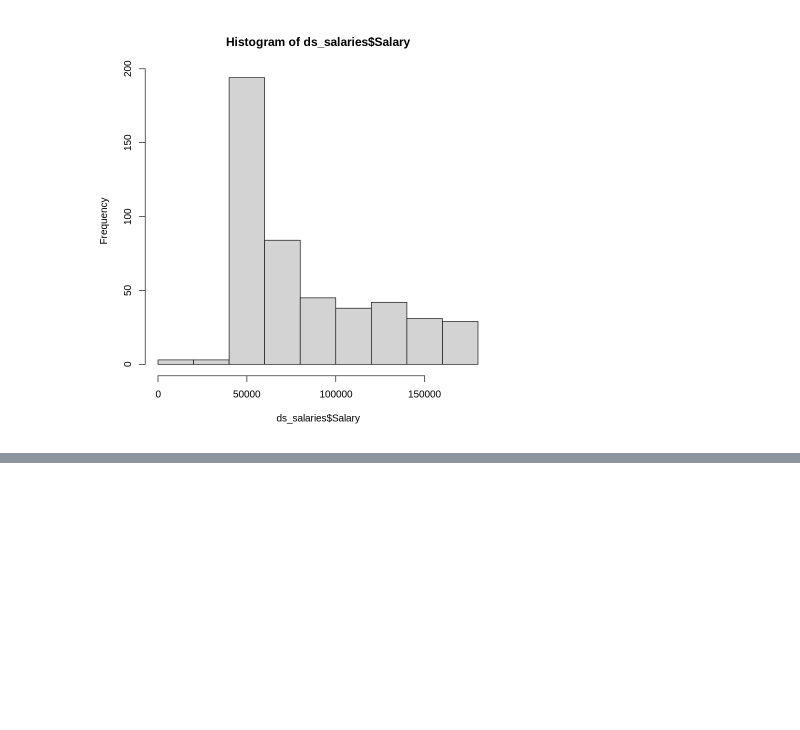
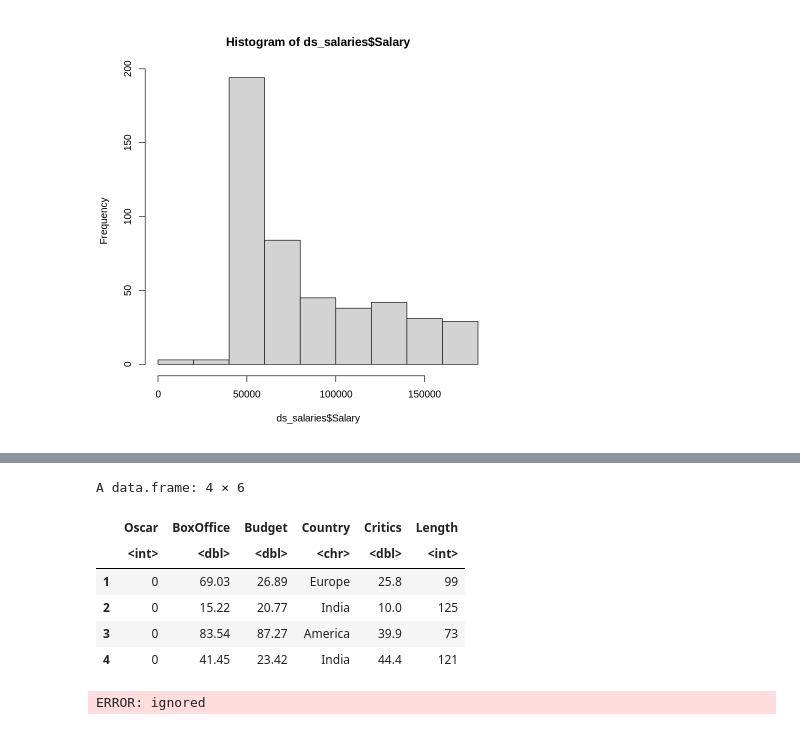
Before and after one commit to ifeomai/curly-octo-r-stat-machine, a Jupyter notebook: white-house-salary.ipynb, the cells around one changed output, grey strips where cells are left out. Drawn from its saved outputs; the diff is of its cells as text; code cells hidden in the pictures; blank space fills up the shorter version.

```diff
--- a/white-house-salary.ipynb
+++ b/white-house-salary.ipynb
@@ -103,0 +143,12 @@ hist(ds_salaries$Salary)
+# %%
+ds_boxOffice <-  read.csv("/content/boxOffice.csv")
+# check the head to see the key variable names
+head(ds_boxOffice,4)
+# %% [output]
+A data.frame: 4 × 6
+|  | Oscar | BoxOffice | Budget | Country | Critics | Length |
+|  | <int> | <dbl> | <dbl> | <chr> | <dbl> | <int> |
+| 1 | 0 | 69.03 | 26.89 | Europe | 25.8 | 99 |
+| 2 | 0 | 15.22 | 20.77 | India | 10.0 | 125 |
+| 3 | 0 | 83.54 | 87.27 | America | 39.9 | 73 |
+| 4 | 0 | 41.45 | 23.42 | India | 44.4 | 121 |
@@ -103,0 +160,6 @@ hist(ds_salaries$Salary)
+# %%
+Default = ds_boxOffice
+trainModel = glm(Default ~ Budget, family = binomial (link = "logit"), data= train)
+summary(trainModel)
+# %% [output]
+ERROR: ignored
```
Also changed, not shown: parts of 6 cells of this notebook.
